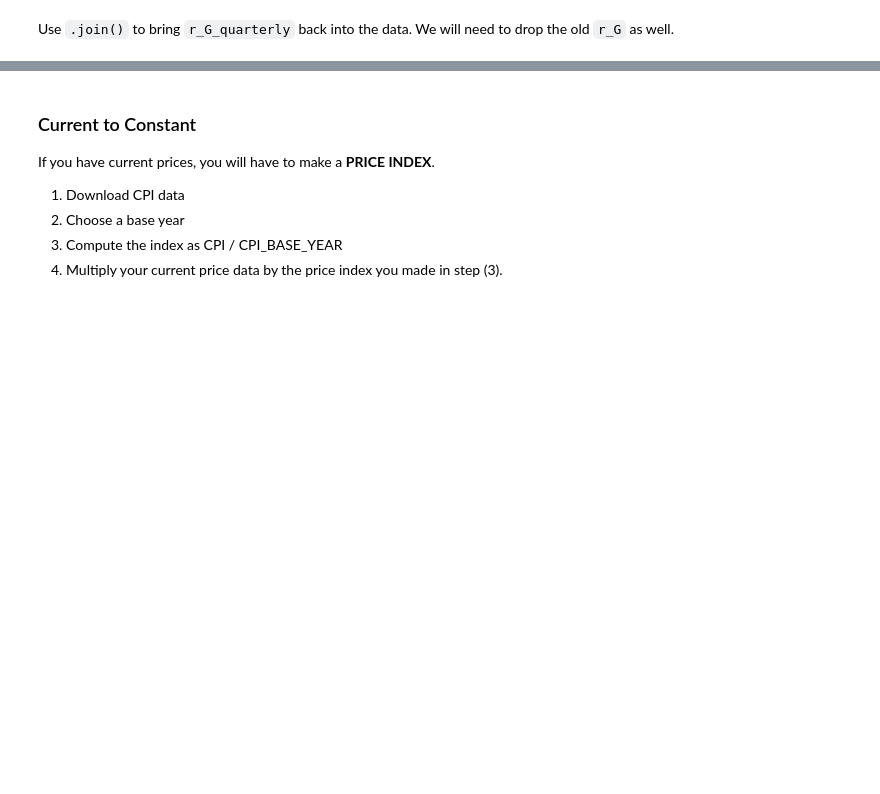
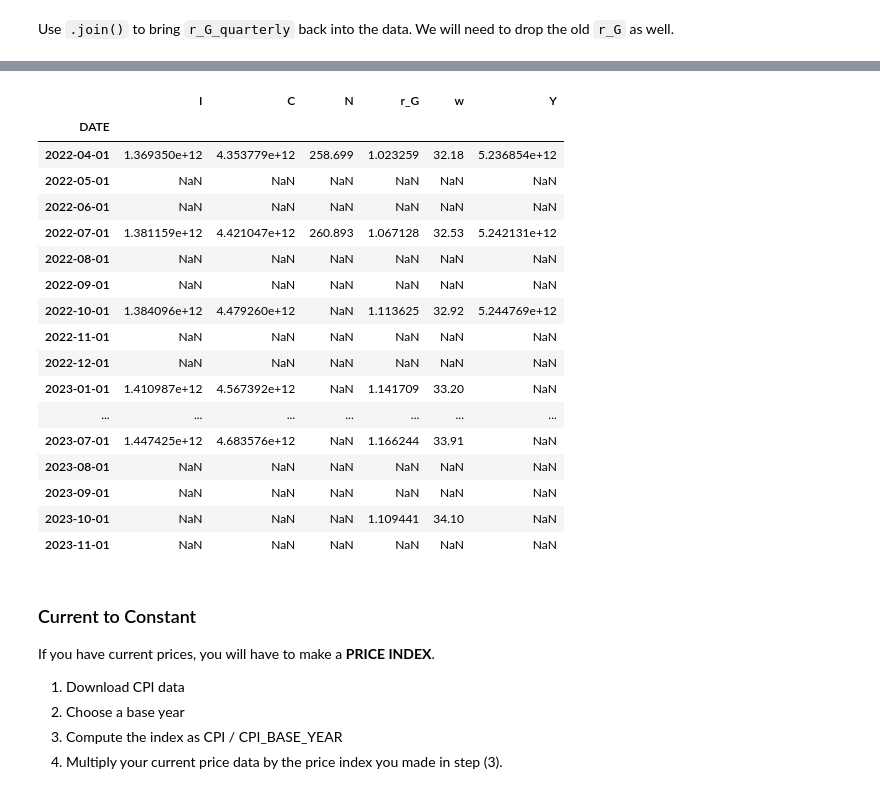
Before and after one commit to jessegrabowski/psme_macro_2023, a Jupyter notebook: Notebooks/TD 10. Project Walkthough.ipynb, the cells around one changed output, grey strips where cells are left out. Drawn from its saved outputs; the diff is of its cells as text; code cells hidden in the pictures; blank space fills up the shorter version.

```diff
--- a/Notebooks/TD 10. Project Walkthough.ipynb
+++ b/Notebooks/TD 10. Project Walkthough.ipynb
@@ -314,3 +354,30 @@ data = data.drop(columns=['w']).join(w_quarterly)
+# %%
+annual_Y = data['Y'].copy().dropna()
+annual_Y.index.inferred_freq
+quarterly_Y = disaggregate_series(annual_Y, target_freq='QS')
+# %%
+data = data.drop(columns=['Y']).join(quarterly_Y)
+# %%
+data.tail(20)
+# %% [output]
+|  | I | C | N | r_G | w | Y |
+| DATE |  |  |  |  |  |  |
+| 2022-04-01 | 1.369350e+12 | 4.353779e+12 | 258.699 | 1.023259 | 32.18 | 5.236854e+12 |
+| 2022-05-01 | NaN | NaN | NaN | NaN | NaN | NaN |
+| 2022-06-01 | NaN | NaN | NaN | NaN | NaN | NaN |
+| 2022-07-01 | 1.381159e+12 | 4.421047e+12 | 260.893 | 1.067128 | 32.53 | 5.242131e+12 |
+| 2022-08-01 | NaN | NaN | NaN | NaN | NaN | NaN |
+| 2022-09-01 | NaN | NaN | NaN | NaN | NaN | NaN |
+| 2022-10-01 | 1.384096e+12 | 4.479260e+12 | NaN | 1.113625 | 32.92 | 5.244769e+12 |
+| 2022-11-01 | NaN | NaN | NaN | NaN | NaN | NaN |
+| 2022-12-01 | NaN | NaN | NaN | NaN | NaN | NaN |
+| 2023-01-01 | 1.410987e+12 | 4.567392e+12 | NaN | 1.141709 | 33.20 | NaN |
+| ... | ... | ... | ... | ... | ... | ... |
+| 2023-07-01 | 1.447425e+12 | 4.683576e+12 | NaN | 1.166244 | 33.91 | NaN |
+| 2023-08-01 | NaN | NaN | NaN | NaN | NaN | NaN |
+| 2023-09-01 | NaN | NaN | NaN | NaN | NaN | NaN |
+| 2023-10-01 | NaN | NaN | NaN | 1.109441 | 34.10 | NaN |
+| 2023-11-01 | NaN | NaN | NaN | NaN | NaN | NaN |
 # %% [markdown]
 ### Current to Constant
 
```
Also changed, not shown: parts of 14 cells of this notebook.
